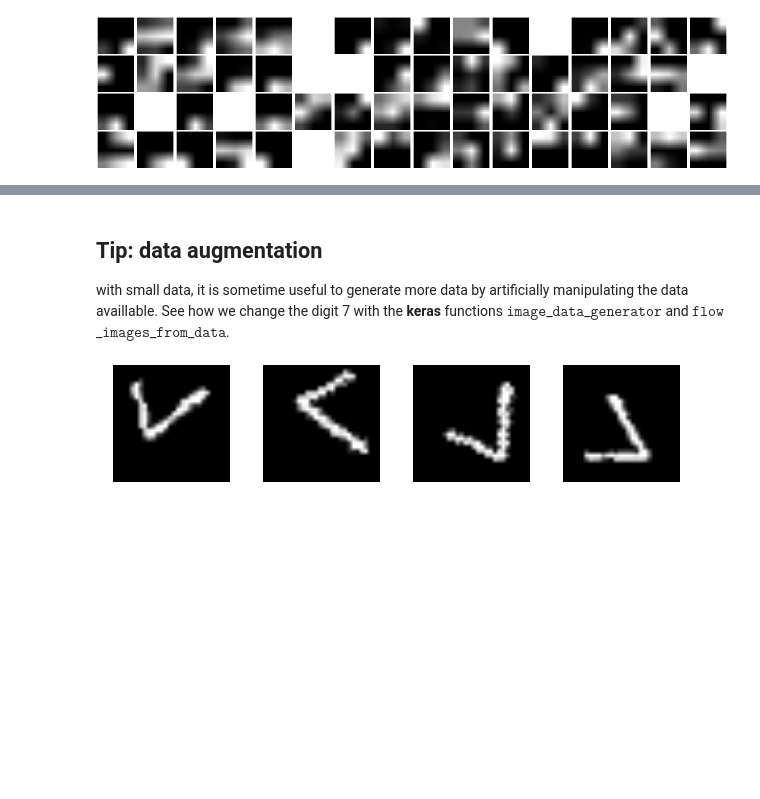
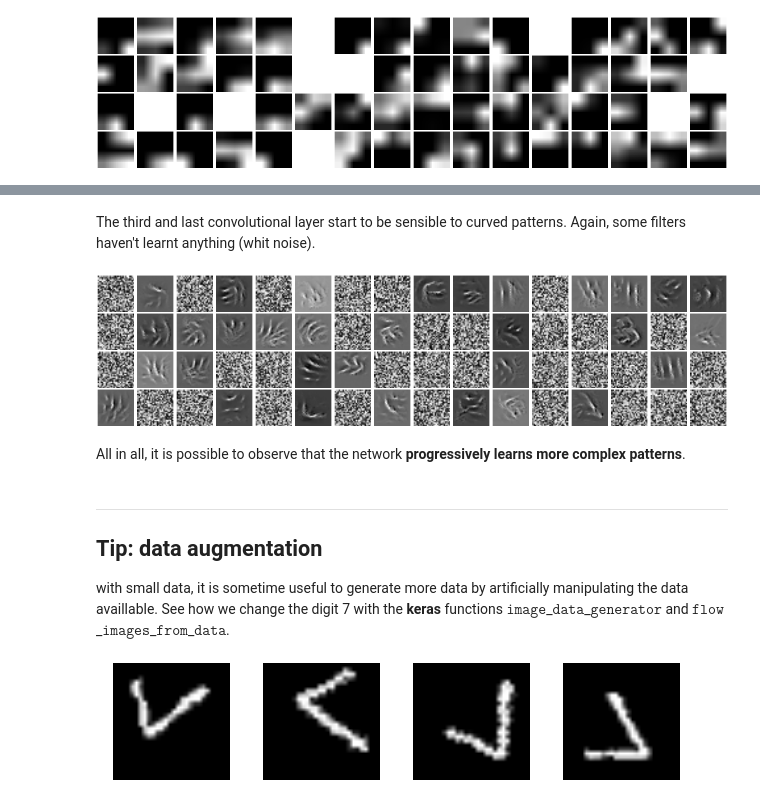
Before and after one commit to mmmlc/mlTeachings, a Jupyter notebook: 3_4_CNN.ipynb, the cells around one changed output, grey strips where cells are left out. Cells and saved outputs as stored; diff of their text form; code cells hidden in the pictures; blank space fills up the shorter version.

```diff
--- a/3_4_CNN.ipynb
+++ b/3_4_CNN.ipynb
@@ -361,4 +479,14 @@ activations[[layer]][,,,i] %>% range01 %>% as.raster %>% plot
+# %% [markdown]
+The third and last convolutional layer start to be sensible to curved patterns. Again, some filters haven't learnt anything (whit noise).
+# %%
+get_cnn_filters("conv2d_3", 64)
+# %% [output]
+[figure, added]
+# %% [markdown]
+All in all, it is possible to observe that the network **progressively learns more complex patterns**.
 # %% [markdown]
+___
+
 ## Tip: data augmentation
 with small data, it is sometime useful to generate more data by artificially manipulating the data availlable. See how we change the digit 7 with the **keras** functions $\texttt{image}$\_$\texttt{data}$\_$\texttt{generator}$ and $\texttt{flow}$\_$\texttt{images}$\_$\texttt{from}$\_$\texttt{data}$.
 # %%
```
Also changed, not shown: parts of 14 cells of this notebook, 1 other file.
